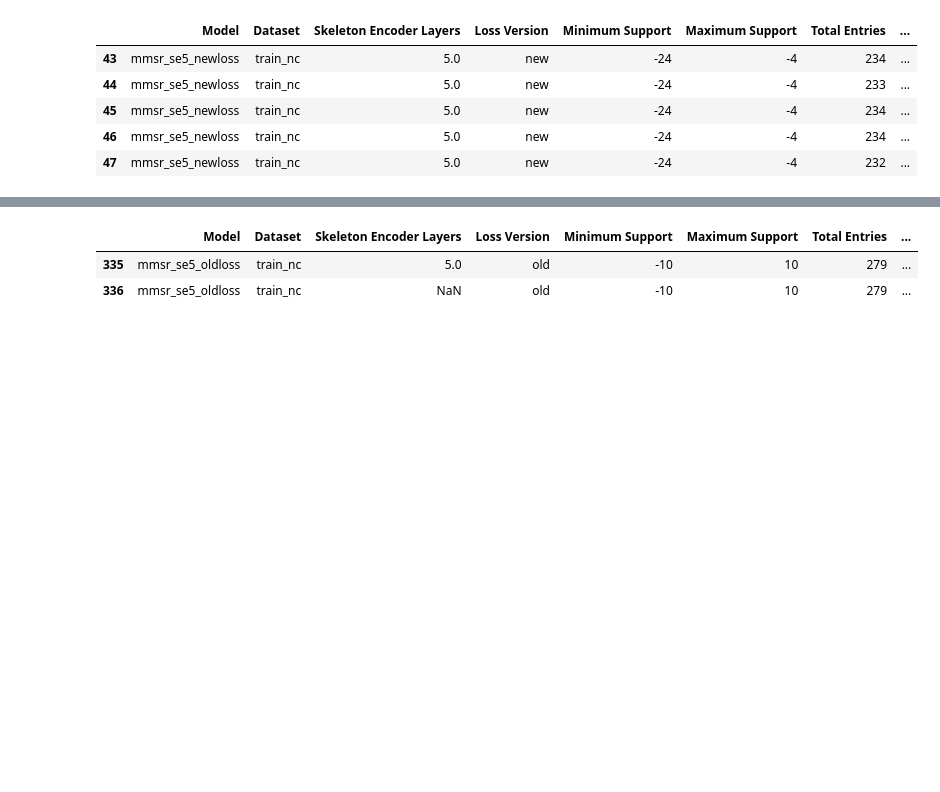
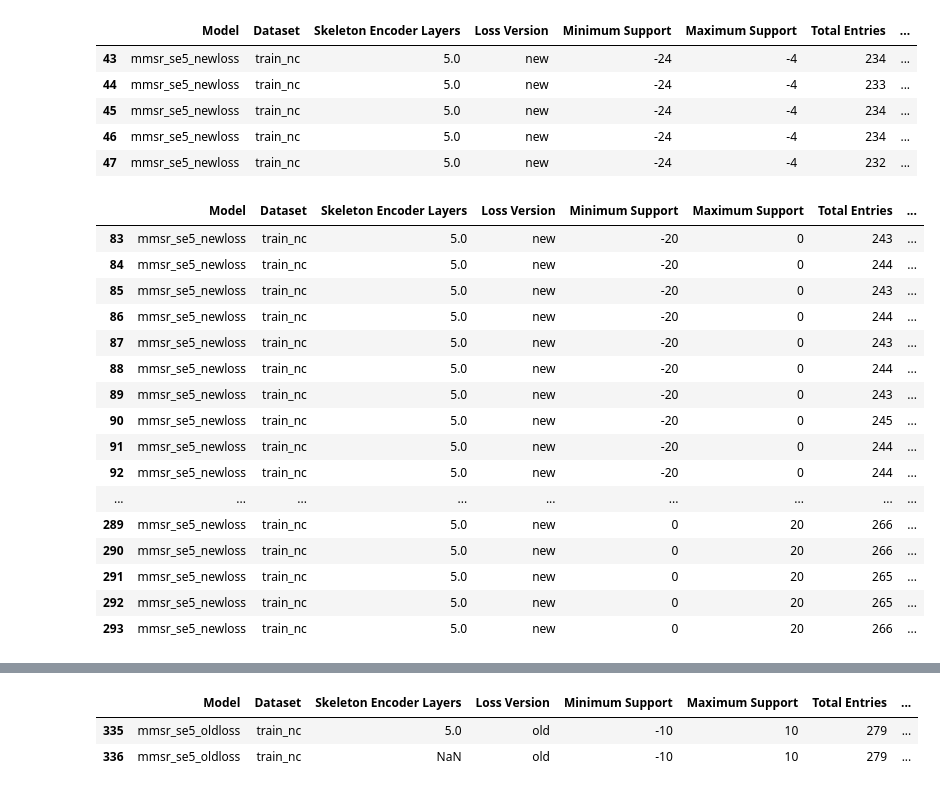
Before and after one commit to fabienmorgan/Self-Supervised_Numerical_Pre-Training_for_Symbolic_Regression, a Jupyter notebook: evalulation_graphs/variance_seed.ipynb, the cells around one changed output, grey strips where cells are left out. Drawn from its saved outputs; the diff is of its cells as text; code cells hidden in the pictures; blank space fills up the shorter version.

```diff
--- a/evalulation_graphs/variance_seed.ipynb
+++ b/evalulation_graphs/variance_seed.ipynb
@@ -74,3 +259,24 @@ mmsr_newloss_eval.head()
 | 45 | mmsr_se5_newloss | train_nc | 5.0 | new | -24 | -4 | 234 | ... |
 | 46 | mmsr_se5_newloss | train_nc | 5.0 | new | -24 | -4 | 234 | ... |
 | 47 | mmsr_se5_newloss | train_nc | 5.0 | new | -24 | -4 | 232 | ... |
+# %%
+#TO CHANGE: % 20 so values never get sampled from the same range
+evaluation_summary[(evaluation_summary['Model'] == 'mmsr_se5_newloss') & (evaluation_summary['Minimum Support'] % 10 == 0)]
+# %% [output]
+|  | Model | Dataset | Skeleton Encoder Layers | Loss Version | Minimum Support | Maximum Support | Total Entries | ... |
+| 83 | mmsr_se5_newloss | train_nc | 5.0 | new | -20 | 0 | 243 | ... |
+| 84 | mmsr_se5_newloss | train_nc | 5.0 | new | -20 | 0 | 244 | ... |
+| 85 | mmsr_se5_newloss | train_nc | 5.0 | new | -20 | 0 | 243 | ... |
+| 86 | mmsr_se5_newloss | train_nc | 5.0 | new | -20 | 0 | 244 | ... |
+| 87 | mmsr_se5_newloss | train_nc | 5.0 | new | -20 | 0 | 243 | ... |
+| 88 | mmsr_se5_newloss | train_nc | 5.0 | new | -20 | 0 | 244 | ... |
+| 89 | mmsr_se5_newloss | train_nc | 5.0 | new | -20 | 0 | 243 | ... |
+| 90 | mmsr_se5_newloss | train_nc | 5.0 | new | -20 | 0 | 245 | ... |
+| 91 | mmsr_se5_newloss | train_nc | 5.0 | new | -20 | 0 | 244 | ... |
+| 92 | mmsr_se5_newloss | train_nc | 5.0 | new | -20 | 0 | 244 | ... |
+| ... | ... | ... | ... | ... | ... | ... | ... | ... |
+| 289 | mmsr_se5_newloss | train_nc | 5.0 | new | 0 | 20 | 266 | ... |
+| 290 | mmsr_se5_newloss | train_nc | 5.0 | new | 0 | 20 | 266 | ... |
+| 291 | mmsr_se5_newloss | train_nc | 5.0 | new | 0 | 20 | 265 | ... |
+| 292 | mmsr_se5_newloss | train_nc | 5.0 | new | 0 | 20 | 265 | ... |
+| 293 | mmsr_se5_newloss | train_nc | 5.0 | new | 0 | 20 | 266 | ... |
```
Also changed, not shown: parts of 14 cells of this notebook.
